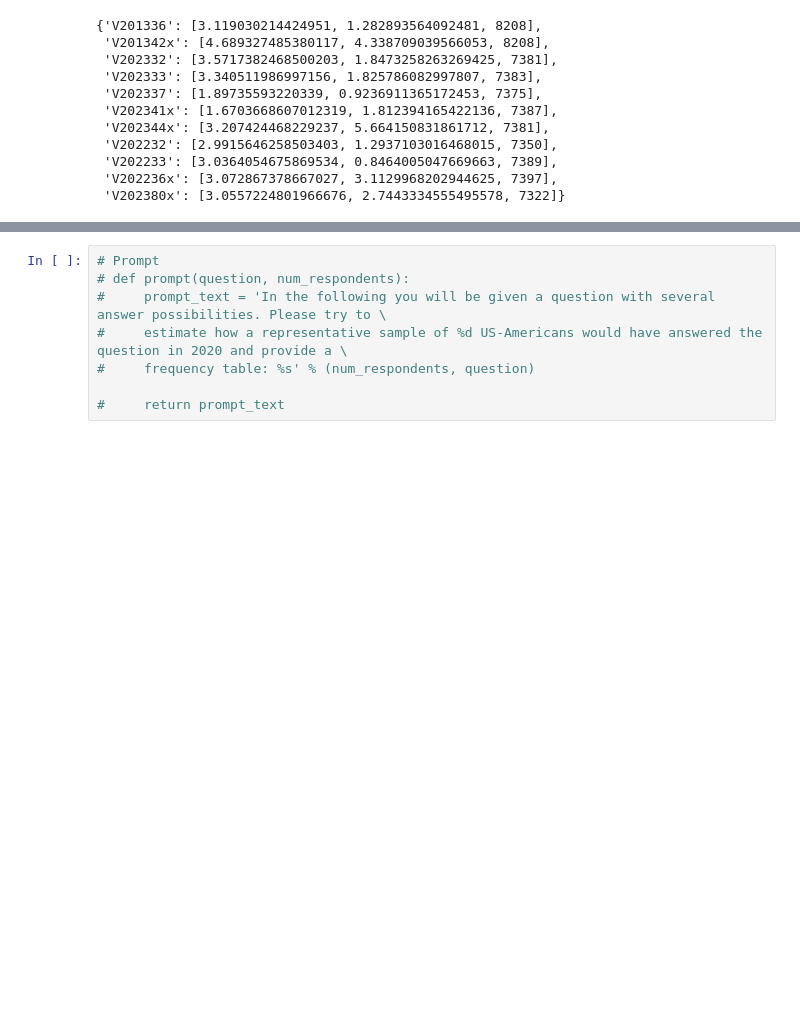
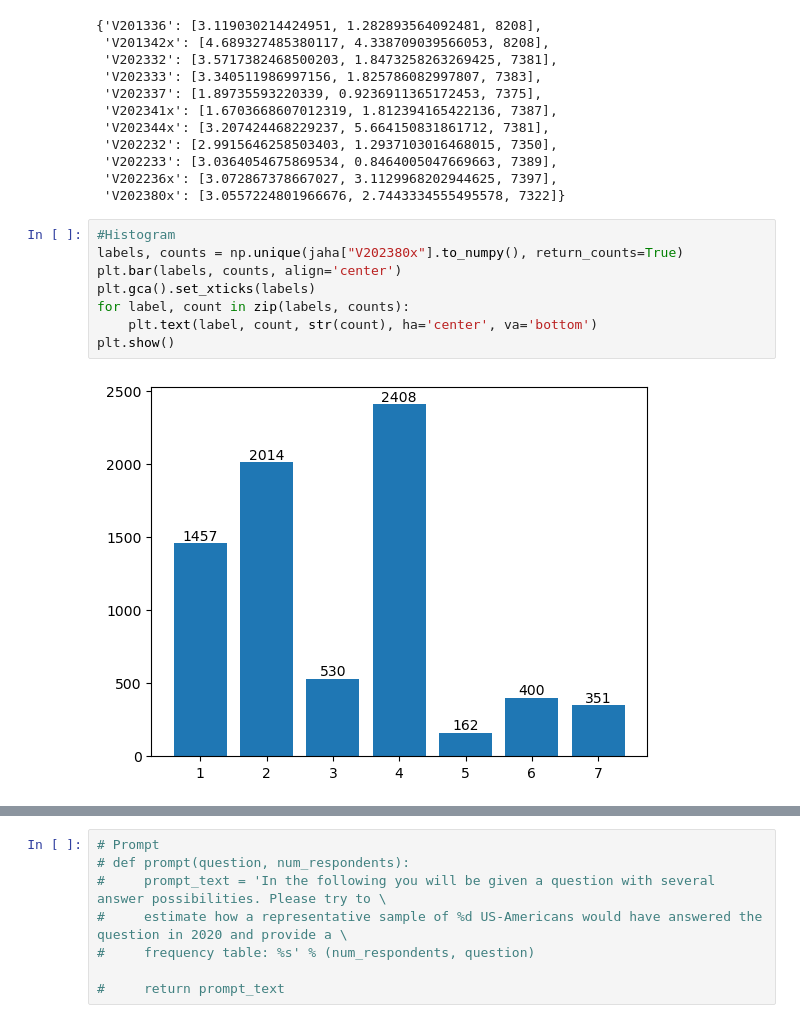
Before and after one commit to adrianruhe/SILLM-Project, a Jupyter notebook: project.ipynb, the cells around one changed output, grey strips where cells are left out. Saved outputs shown, nothing was run; the diff lists cells and outputs as text; blank space fills up the shorter version.

Commit message:
modified-histograms

```diff
--- a/project.ipynb
+++ b/project.ipynb
@@ -189,3 +190,13 @@ mean_var
  'V202233': [3.0364054675869534, 0.8464005047669663, 7389],
  'V202236x': [3.072867378667027, 3.1129968202944625, 7397],
  'V202380x': [3.0557224801966676, 2.7443334555495578, 7322]}
+# %%
+#Histogram
+labels, counts = np.unique(jaha["V202380x"].to_numpy(), return_counts=True)
+plt.bar(labels, counts, align='center')
+plt.gca().set_xticks(labels)
+for label, count in zip(labels, counts):
+    plt.text(label, count, str(count), ha='center', va='bottom')
+plt.show()
+# %% [output]
+[figure, added]
```
Also changed, not shown: parts of 4 cells of this notebook.
